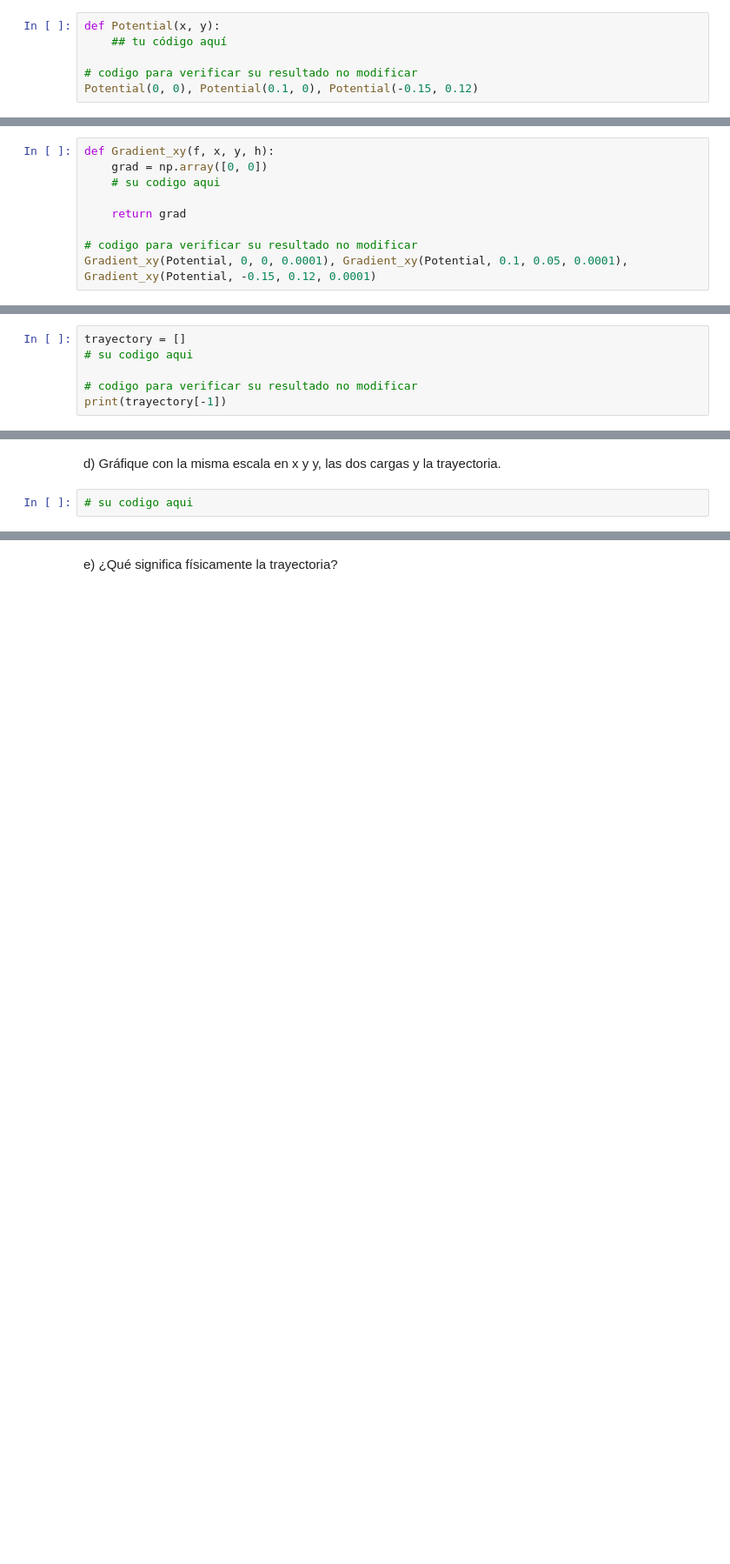
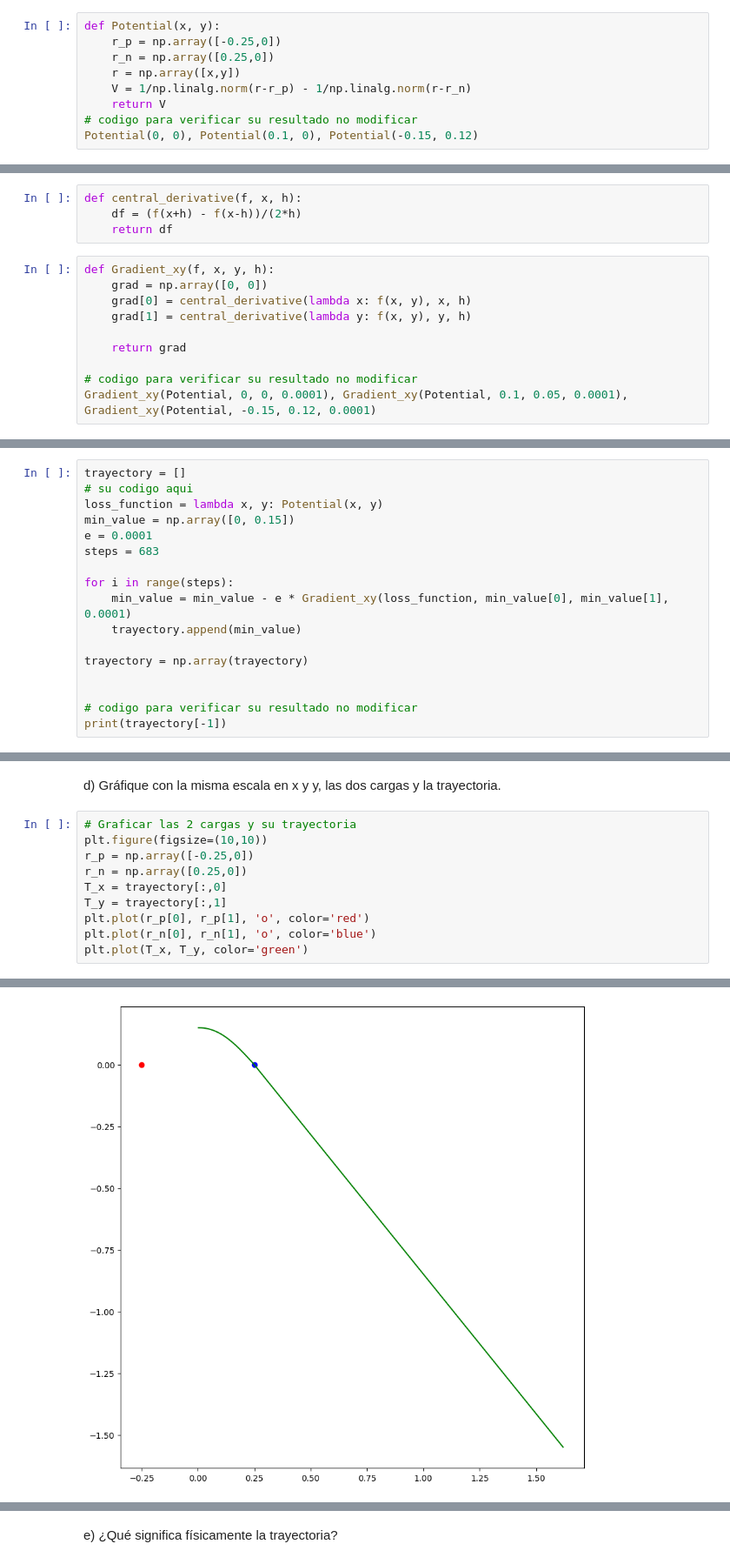
Before and after one commit to JsNcAr/Metodos1_JasonArias_AngieRicaurte, a Jupyter notebook: Complementaria/AriasJasonNicolas_Ejercicio9.ipynb, the cells around one changed output, grey strips where cells are left out. Shown: that part at 87% size. Drawn from its saved outputs; the diff is of its cells as text; blank space fills up the shorter version.

```diff
--- a/Complementaria/AriasJasonNicolas_Ejercicio9.ipynb
+++ b/Complementaria/AriasJasonNicolas_Ejercicio9.ipynb
@@ -25,7 +25,10 @@ $$\vec{E}(\vec{r}) = -\vec{\nabla} V(\vec{r}),$$
 a) Escriba la función potencial en términos de $x$ y $y$ e imprima los valores del potencial en el punto $(x, y) = (0, 0)$ y $(x, y) = (0.1, 0)$, $(x, y) = (-0.15, 0.12)$.
 # %%
 def Potential(x, y):
-    ## tu código aquí
-
+    r_p = np.array([-0.25,0])
+    r_n = np.array([0.25,0])
+    r = np.array([x,y])
+    V = 1/np.linalg.norm(r-r_p) - 1/np.linalg.norm(r-r_n)
+    return V
 # codigo para verificar su resultado no modificar
 Potential(0, 0), Potential(0.1, 0), Potential(-0.15, 0.12)
@@ -32,9 +37,14 @@ Potential(0, 0), Potential(0.1, 0), Potential(-0.15, 0.12)
 # %% [markdown]
 b) Calcule la gradiente del potencial, con la formula de derivada central.
+# %%
+def central_derivative(f, x, h):
+    df = (f(x+h) - f(x-h))/(2*h)
+    return df
 # %%
 def Gradient_xy(f, x, y, h):
     grad = np.array([0, 0])
-    # su codigo aqui
+    grad[0] = central_derivative(lambda x: f(x, y), x, h)
+    grad[1] = central_derivative(lambda y: f(x, y), y, h)
 
     return grad
 
@@ -62,6 +74,17 @@ Puede seguir el siguiente [notebook](https://github.com/diegour1/CompMetodosComp
 # %%
 trayectory = []
 # su codigo aqui
+loss_function = lambda x, y: Potential(x, y)
+min_value = np.array([0, 0.15])
+e = 0.0001
+steps = 683
+
+for i in range(steps):
+    min_value = min_value - e * Gradient_xy(loss_function, min_value[0], min_value[1], 0.0001)
+    trayectory.append(min_value)
+
+trayectory = np.array(trayectory)
+
 
 # codigo para verificar su resultado no modificar
 print(trayectory[-1])
@@ -68,4 +93,13 @@ print(trayectory[-1])
 # %% [markdown]
 d) Gráfique con la misma escala en x y y, las dos cargas y la trayectoria.
 # %%
-# su codigo aqui
+# Graficar las 2 cargas y su trayectoria
+plt.figure(figsize=(10,10))
+r_p = np.array([-0.25,0])
+r_n = np.array([0.25,0])
+T_x = trayectory[:,0]
+T_y = trayectory[:,1]
+plt.plot(r_p[0], r_p[1], 'o', color='red')
+plt.plot(r_n[0], r_n[1], 'o', color='blue')
+plt.plot(T_x, T_y, color='green')
+# %% [output]
@@ -71,0 +107 @@ d) Gráfique con la misma escala en x y y, las dos cargas y la trayectoria.
+[figure, added]
```
Also changed, not shown: parts of 5 cells of this notebook.
